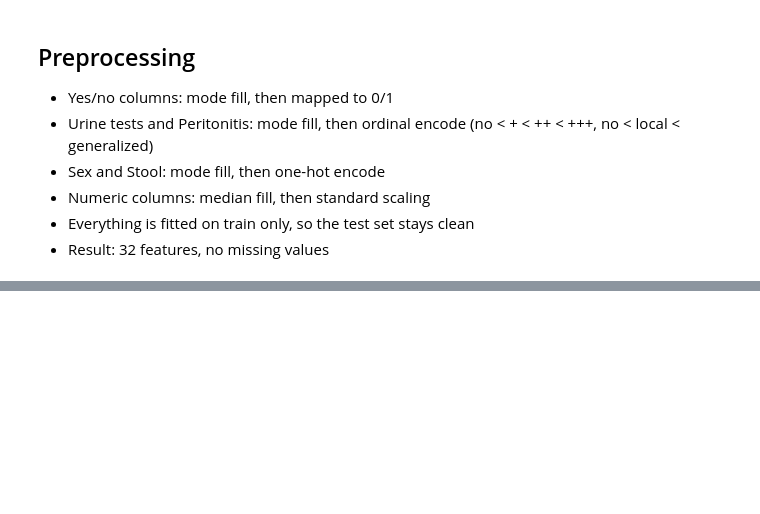
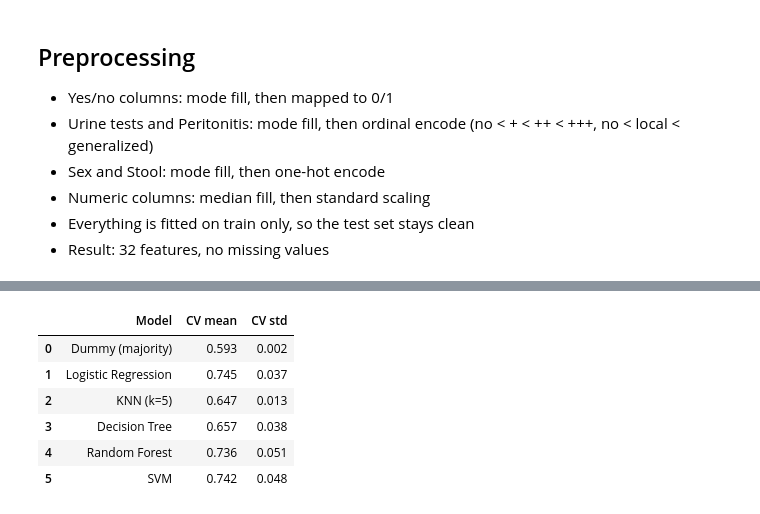
Before and after one commit to Mil9nn/pediatric-appendicitis, a Jupyter notebook: main.ipynb, the cells around one changed output, grey strips where cells are left out. Cells and saved outputs as stored; diff of their text form; code cells hidden in the pictures; blank space fills up the shorter version.

```diff
--- a/main.ipynb
+++ b/main.ipynb
@@ -391,0 +474,25 @@ print(np.isnan(X_train_p).sum(), np.isnan(X_test_p).sum())
+# %%
+from sklearn.model_selection import cross_val_score, StratifiedKFold
+from sklearn.pipeline import Pipeline
+
+# 5 folds that keep the class ratio the same in each fold
+cv = StratifiedKFold(n_splits=5, shuffle=True, random_state=42)
+
+# the preprocessor is inside the pipeline, so it is refit on each fold's training part
+cv_rows = []
+for name, model in models.items():
+    pipe = Pipeline([("prep", preprocessor), ("model", model)])
+    scores = cross_val_score(pipe, X_train, y_train, cv=cv, scoring="accuracy")
+    cv_rows.append([name, round(scores.mean(), 3), round(scores.std(), 3)])
+
+# average accuracy and spread across the 5 folds
+cv_results = pd.DataFrame(cv_rows, columns=["Model", "CV mean", "CV std"])
+cv_results
+# %% [output]
+|  | Model | CV mean | CV std |
+| 0 | Dummy (majority) | 0.593 | 0.002 |
+| 1 | Logistic Regression | 0.745 | 0.037 |
+| 2 | KNN (k=5) | 0.647 | 0.013 |
+| 3 | Decision Tree | 0.657 | 0.038 |
+| 4 | Random Forest | 0.736 | 0.051 |
+| 5 | SVM | 0.742 | 0.048 |
```
Also changed, not shown: parts of 4 cells of this notebook.
